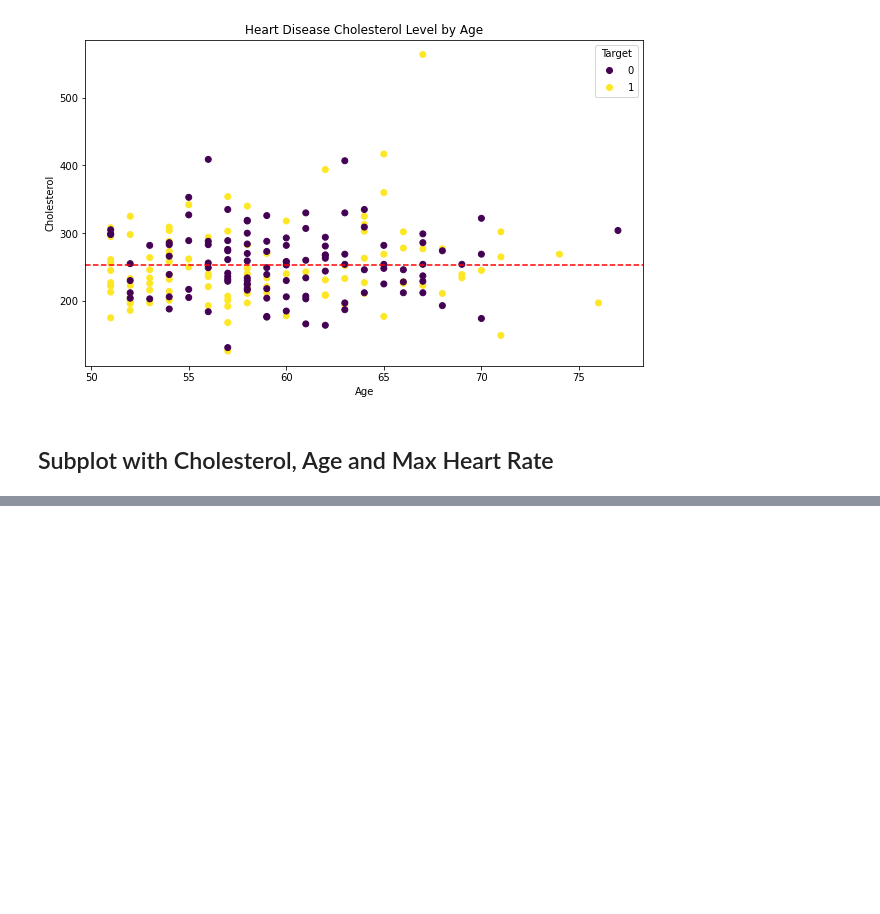
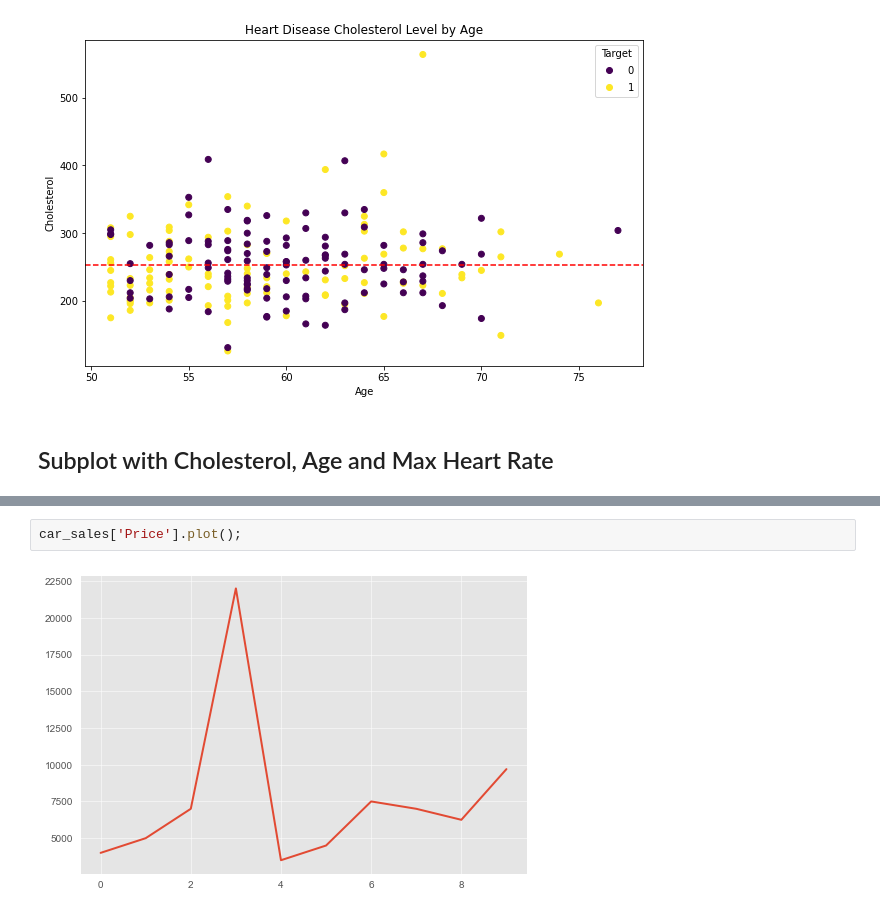
Before and after one commit to tothetop430/MLZTM-Exercises, a Jupyter notebook: matplotlib/introduction-to-matplotlib.ipynb, the cells around one changed output, grey strips where cells are left out. Drawn from its saved outputs; the diff is of its cells as text; blank space fills up the shorter version.

```diff
--- a/matplotlib/introduction-to-matplotlib.ipynb
+++ b/matplotlib/introduction-to-matplotlib.ipynb
@@ -485,0 +529,4 @@ fig.suptitle('Heart Disease Plot')
+# %%
+car_sales['Price'].plot();
+# %% [output]
+[figure, added]
```
Also changed, not shown: parts of 7 cells of this notebook.
